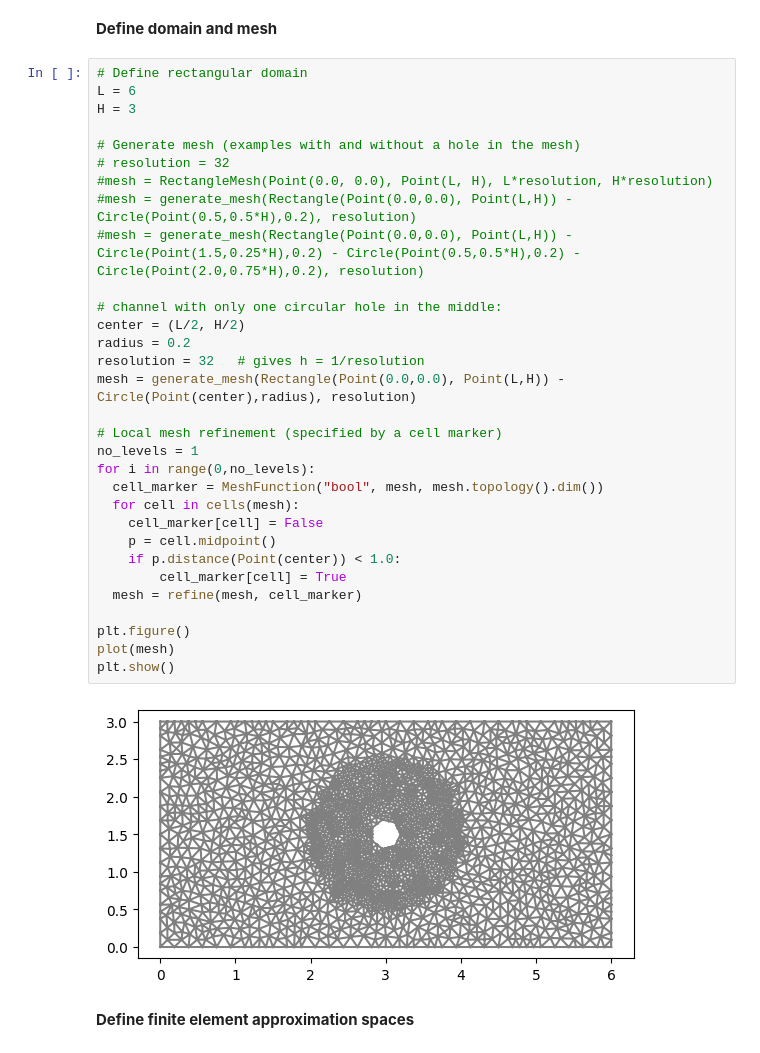
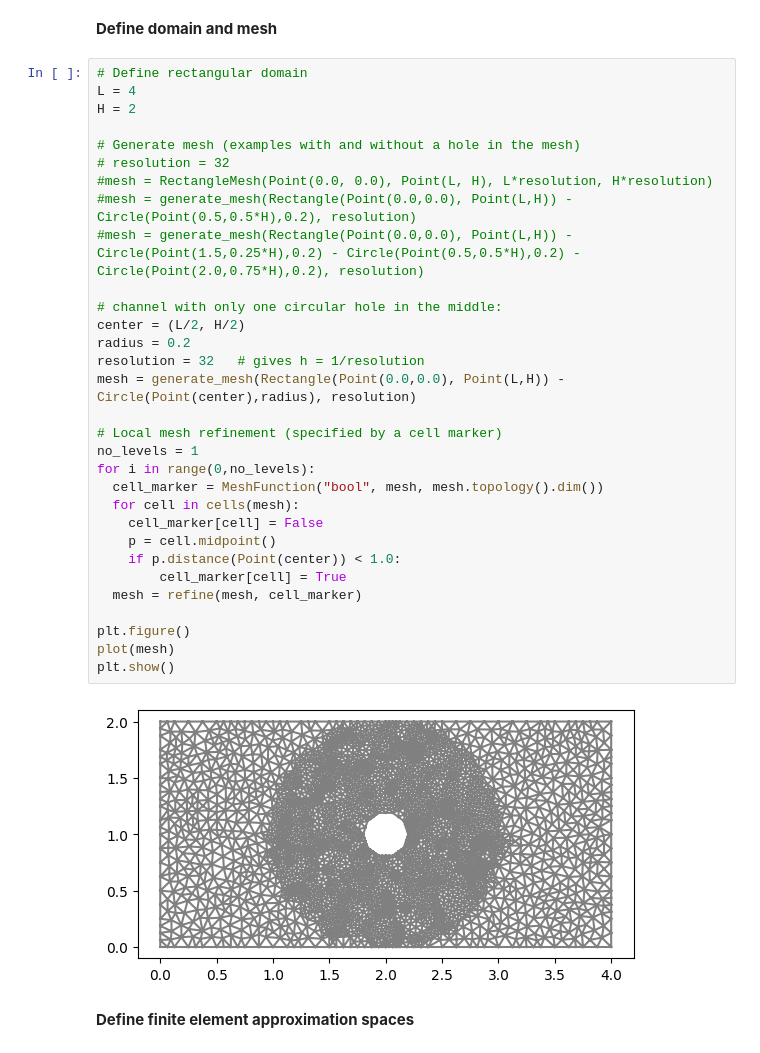
Before and after one commit to AdamHopkinss/DD2365, a Jupyter notebook: template_report_Stokes.ipynb, the cells around one changed output. Drawn from its saved outputs; the diff is of its cells as text.

```diff
--- a/template_report_Stokes.ipynb
+++ b/template_report_Stokes.ipynb
@@ -102,37 +102,37 @@ and to implement the velocity boundary conditions we use a penalty formulation,
 **Define domain and mesh**
 # %%
 # Define rectangular domain
-L = 6
-H = 3
+L = 4
+H = 2
 
 # Generate mesh (examples with and without a hole in the mesh)
 # resolution = 32
 #mesh = RectangleMesh(Point(0.0, 0.0), Point(L, H), L*resolution, H*resolution)
 #mesh = generate_mesh(Rectangle(Point(0.0,0.0), Point(L,H)) - Circle(Point(0.5,0.5*H),0.2), resolution)
 #mesh = generate_mesh(Rectangle(Point(0.0,0.0), Point(L,H)) - Circle(Point(1.5,0.25*H),0.2) - Circle(Point(0.5,0.5*H),0.2) - Circle(Point(2.0,0.75*H),0.2), resolution)
 
 # channel with only one circular hole in the middle:
 center = (L/2, H/2)
 radius = 0.2
 resolution = 32   # gives h = 1/resolution
 mesh = generate_mesh(Rectangle(Point(0.0,0.0), Point(L,H)) - Circle(Point(center),radius), resolution)
 
 # Local mesh refinement (specified by a cell marker)
 no_levels = 1
 for i in range(0,no_levels):
   cell_marker = MeshFunction("bool", mesh, mesh.topology().dim())
   for cell in cells(mesh):
     cell_marker[cell] = False
     p = cell.midpoint()
     if p.distance(Point(center)) < 1.0:
         cell_marker[cell] = True
   mesh = refine(mesh, cell_marker)
 
 plt.figure()
 plot(mesh)
 plt.show()
 # %% [output]
-[figure, old version]
+[figure, new version]
 # %% [markdown]
 **Define finite element approximation spaces**
 # %%
```
Also changed, not shown: parts of 2 cells of this notebook.
